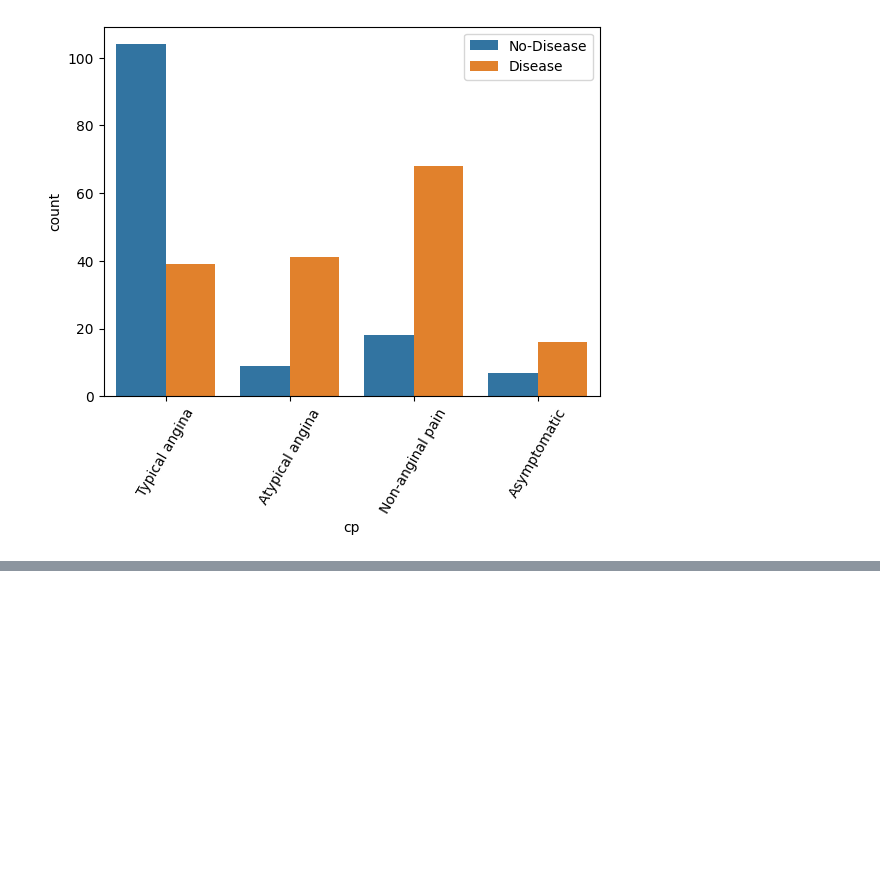
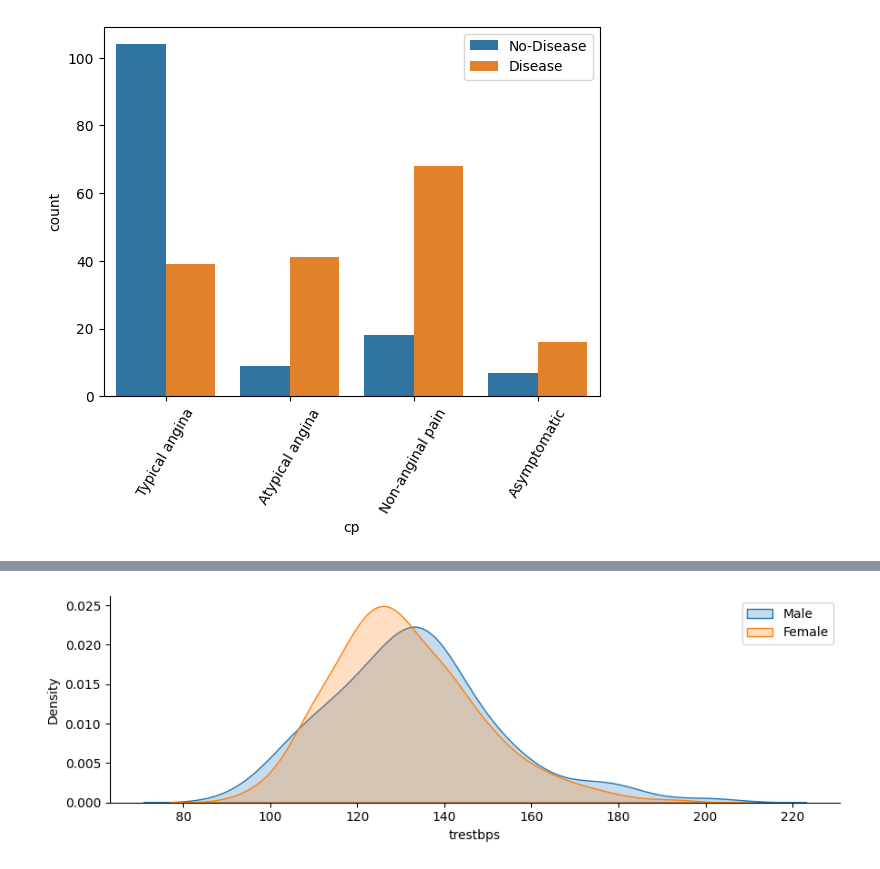
Before and after one commit to yash66gupta/Heart-disease-analysis, a Jupyter notebook: Heart_disease_data_analysis.ipynb, the cells around one changed output, grey strips where cells are left out. Cells and saved outputs as stored; diff of their text form; code cells hidden in the pictures; blank space fills up the shorter version.

```diff
--- a/Heart_disease_data_analysis.ipynb
+++ b/Heart_disease_data_analysis.ipynb
@@ -174,0 +187,7 @@ plt.show()
+# %%
+sb= sns.FacetGrid(df1,hue='sex',aspect=3)
+sb.map(sns.kdeplot,'trestbps',fill=True)
+plt.legend(labels=['Male','Female'])
+plt.show()
+# %% [output]
+[figure, added]
```
Also changed, not shown: parts of 3 cells of this notebook.
